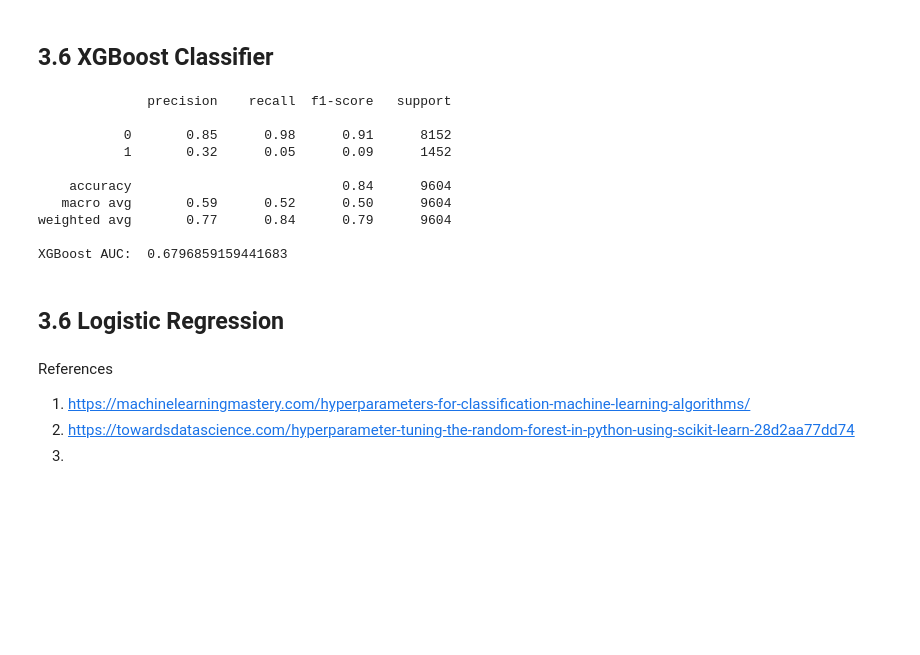
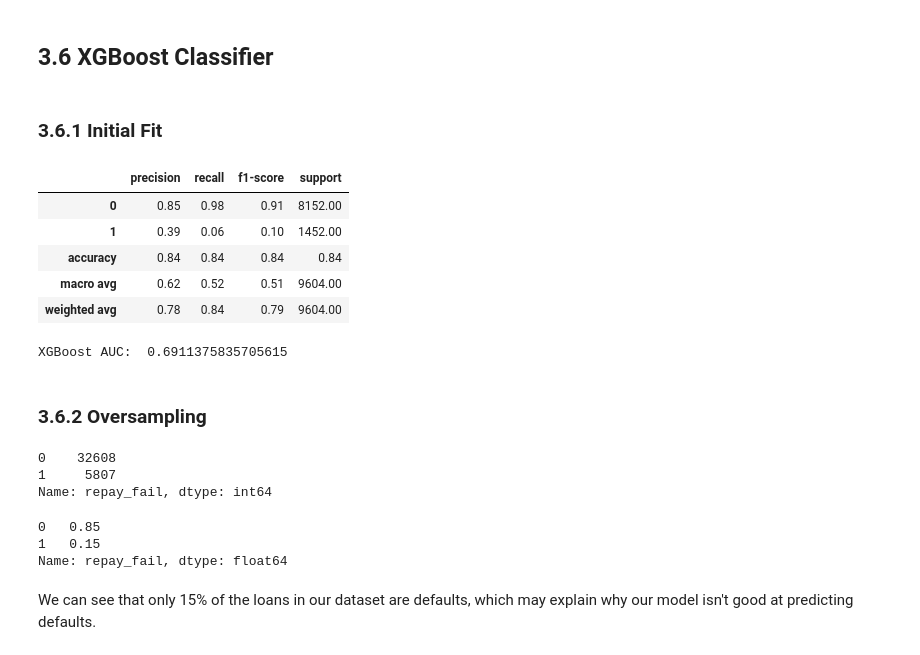
Before and after one commit to issacgomez07/Capstone-2-LendingClub-Defaults, a Jupyter notebook: notebooks/03_preprocessing_and_training.ipynb, the cells around one changed output. Saved outputs shown, nothing was run; the diff lists cells and outputs as text; code cells hidden in the pictures; blank space fills up the shorter version.

```diff
--- a/notebooks/03_preprocessing_and_training.ipynb
+++ b/notebooks/03_preprocessing_and_training.ipynb
@@ -137,36 +81,2 @@ models.sort_values(['F1 Score','Accuracy'], ascending=False)
 # %% [markdown]
 ## 3.6 XGBoost Classifier<a id='3.6_XGBoost_Classifier'></a>
-# %%
-xgb_model = XGBClassifier(random_state=42)
-
-xgb_model.fit(X_train, y_train)
-
-# Predict on test data
-xgb_predictions = xgb_model.predict(X_test)
-
-# Optionally, get prediction probabilities
-xgb_probs = xgb_model.predict_proba(X_test)[:,1]
-
-# Store the predictions in a DataFrame for comparison
-predictions_df = pd.DataFrame({
-    'TrueLabels': y_test,
-    'XGB_Predictions': xgb_predictions,
-    'XGB_Probs': xgb_probs,
-})
-
-# Evaluate predictions
-print(classification_report(y_test, xgb_predictions))
-print("XGBoost AUC: ", roc_auc_score(y_test, xgb_probs))
-# %% [output]
-              precision    recall  f1-score   support
-
-           0       0.85      0.98      0.91      8152
-           1       0.32      0.05      0.09      1452
-
-    accuracy                           0.84      9604
-   macro avg       0.59      0.52      0.50      9604
-weighted avg       0.77      0.84      0.79      9604
-
-XGBoost AUC:  0.6796859159441683
-# %% [markdown]
-## 3.6 Logistic Regression<a id='3.6_Logistic_Regression'></a>
@@ -347,5 +83,40 @@ XGBoost AUC:  0.6796859159441683
-# %% [markdown]
-References
-1. https://machinelearningmastery.com/hyperparameters-for-classification-machine-learning-algorithms/
-2. https://towardsdatascience.com/hyperparameter-tuning-the-random-forest-in-python-using-scikit-learn-28d2aa77dd74
-3.
+# %% [markdown]
+### 3.6.1 Initial Fit<a id='3.6.1_Initial_Fit'></a>
+# %%
+xgb_model = XGBClassifier(random_state=42)
+
+xgb_model.fit(X_train, y_train)
+
+# Predict on test data
+xgb_predictions = xgb_model.predict(X_test)
+
+# Optionally, get prediction probabilities
+xgb_probs = xgb_model.predict_proba(X_test)[:,1]
+
+# Evaluate predictions
+display(pd.DataFrame(classification_report(y_test, xgb_predictions,output_dict=True)).T)
+print("XGBoost AUC: ", roc_auc_score(y_test, xgb_probs))
+# %% [output]
+|  | precision | recall | f1-score | support |
+| 0 | 0.85 | 0.98 | 0.91 | 8152.00 |
+| 1 | 0.39 | 0.06 | 0.10 | 1452.00 |
+| accuracy | 0.84 | 0.84 | 0.84 | 0.84 |
+| macro avg | 0.62 | 0.52 | 0.51 | 9604.00 |
+| weighted avg | 0.78 | 0.84 | 0.79 | 9604.00 |
+XGBoost AUC:  0.6911375835705615
+# %% [markdown]
+### 3.6.2 Oversampling<a id='3.6.2_Oversampling'></a>
+# %%
+df_encoded.repay_fail.value_counts()
+# %% [output]
+0    32608
+1     5807
+Name: repay_fail, dtype: int64
+# %%
+df_encoded.repay_fail.value_counts(normalize=True)
+# %% [output]
+0   0.85
+1   0.15
+Name: repay_fail, dtype: float64
+# %% [markdown]
+We can see that only 15% of the loans in our dataset are defaults, which may explain why our model isn't good at predicting defaults.
```
Also changed, not shown: parts of 42 cells of this notebook, 1 other file.
